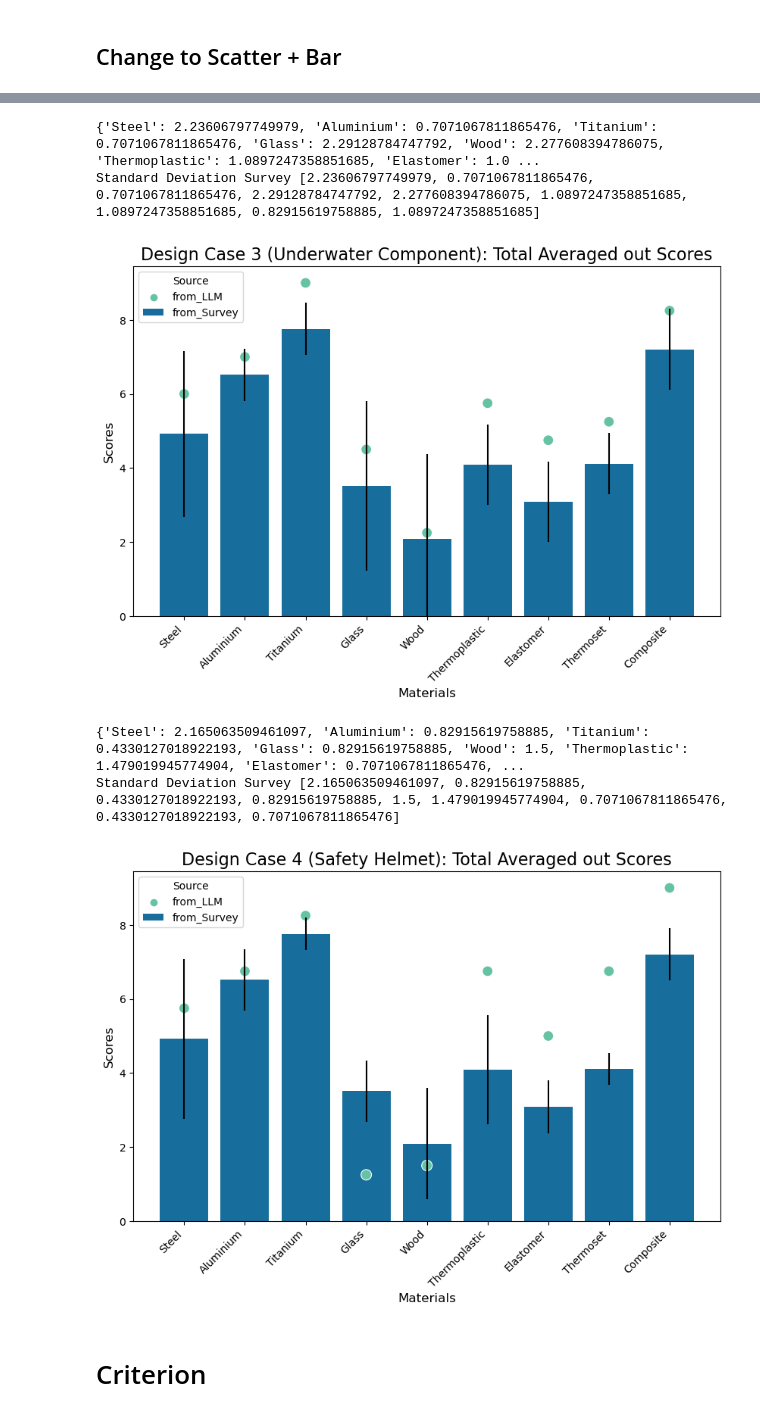
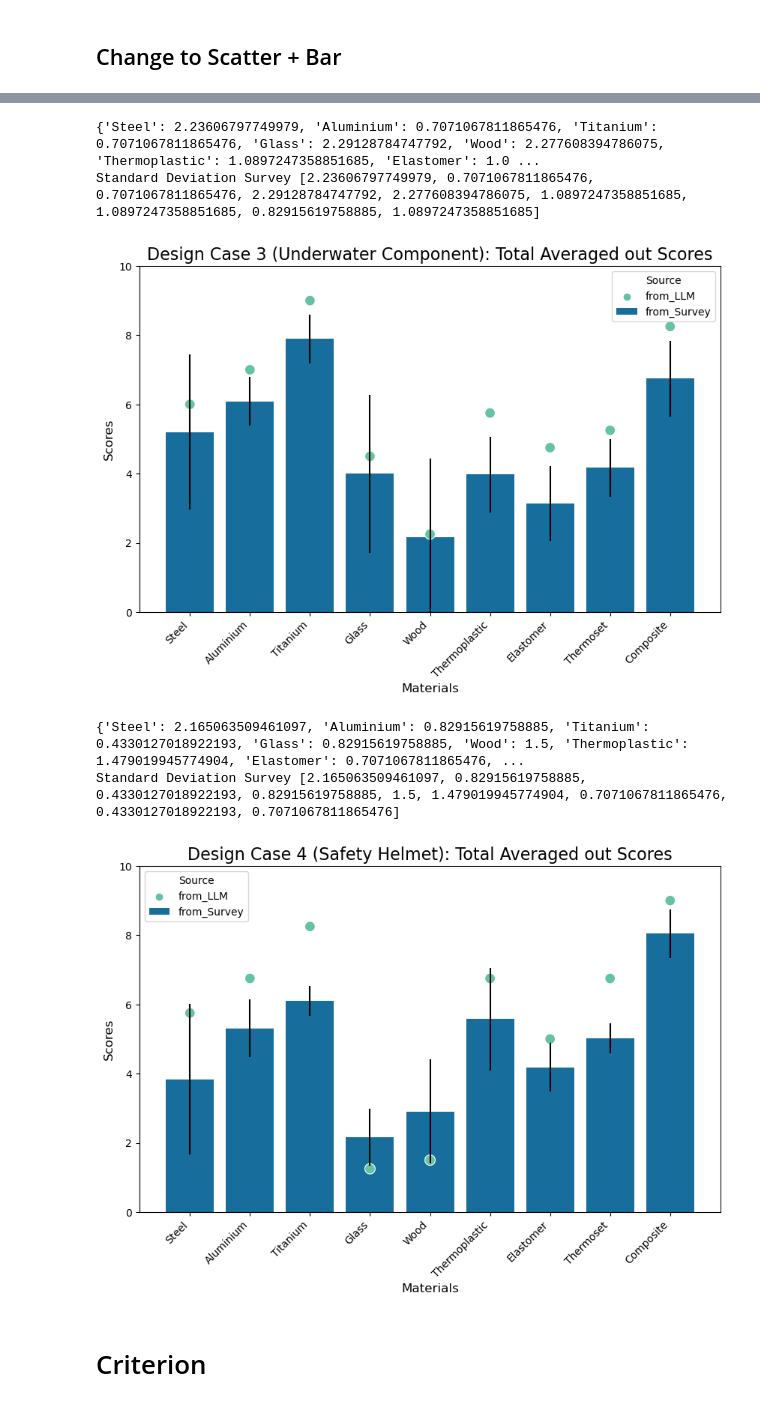
Before and after one commit to cmudrc/LLM-for-Material-Selection, a Jupyter notebook: Comparison Notebooks/SurveyLLM comparison.ipynb, the cells around one changed output, grey strips where cells are left out. Saved outputs shown, nothing was run; the diff lists cells and outputs as text; code cells hidden in the pictures.

```diff
--- a/Comparison Notebooks/SurveyLLM comparison.ipynb
+++ b/Comparison Notebooks/SurveyLLM comparison.ipynb
@@ -1214,7 +1214,7 @@ print(std_list_kitchen)
 # %% [output]
 [2.277608394786075, 0.7071067811865476, 0.82915619758885, 1.5, 2.0, 3.112474899497183, 2.449489742783178, 1.920286436967152, 0.8660254037844386]
 # %%
-survey_list = [mean_kitchen_steel, mean_kitchen_aluminium, mean_kitchen_titanium, mean_kitchen_glass, mean_kitchen_wood, mean_kitchen_thermoplastic, mean_kitchen_elastomer, mean_kitchen_thermoset, mean_kitchen_composite]
+survey_list_kitchen = [mean_kitchen_steel, mean_kitchen_aluminium, mean_kitchen_titanium, mean_kitchen_glass, mean_kitchen_wood, mean_kitchen_thermoplastic, mean_kitchen_elastomer, mean_kitchen_thermoset, mean_kitchen_composite]
 
 llm_list_kitchen =  [average_scores_kitchen['Steel'], average_scores_kitchen['Aluminium'], average_scores_kitchen['Titanium'], average_scores_kitchen['Glass'], average_scores_kitchen['Wood'], average_scores_kitchen['Thermoplastic'], average_scores_kitchen['Elastomer'], average_scores_kitchen['Thermoset'], average_scores_kitchen['Composite']]
 
@@ -1224,7 +1224,7 @@ sorted_llm_list_kitchen = sorted(llm_list_kitchen)
 
 data_kitchen = pd.DataFrame({
     'Materials': materials * 2,
-    'Scores': survey_list + llm_list_kitchen,
+    'Scores': survey_list_kitchen + llm_list_kitchen,
     'Source': ['from_Survey'] * len(materials) + ['from_LLM'] * len(materials),
     # 'Error': [std if source == 'from_Survey' else None for source, std in zip(['from_Survey'] * len(materials), std_list_kitchen)]
 })
@@ -1301,7 +1301,7 @@ for m in materials:
 
 print(std_list_spacecraft)
 
-survey_list = [mean_spacecraft_steel, mean_spacecraft_aluminium, mean_spacecraft_titanium, mean_spacecraft_glass, mean_spacecraft_wood, mean_spacecraft_thermoplastic, mean_spacecraft_elastomer, mean_spacecraft_thermoset, mean_spacecraft_composite]
+survey_list_spacecraft = [mean_spacecraft_steel, mean_spacecraft_aluminium, mean_spacecraft_titanium, mean_spacecraft_glass, mean_spacecraft_wood, mean_spacecraft_thermoplastic, mean_spacecraft_elastomer, mean_spacecraft_thermoset, mean_spacecraft_composite]
 
 llm_list_spacecraft =  [average_scores_spacecraft['Steel'], average_scores_spacecraft['Aluminium'], average_scores_spacecraft['Titanium'], average_scores_spacecraft['Glass'], average_scores_spacecraft['Wood'], average_scores_spacecraft['Thermoplastic'], average_scores_spacecraft['Elastomer'], average_scores_spacecraft['Thermoset'], average_scores_spacecraft['Composite']]
 
@@ -1311,7 +1311,7 @@ sorted_llm_list_spacecraft = sorted(llm_list_spacecraft)
 
 data_spacecraft = pd.DataFrame({
     'Materials': materials * 2,
-    'Scores': survey_list + llm_list_spacecraft,
+    'Scores': survey_list_spacecraft + llm_list_spacecraft,
     'Source': ['from_Survey'] * len(materials) + ['from_LLM'] * len(materials)
 })
 
@@ -1375,7 +1375,7 @@ for material, scores in material_list_underwater.items():
 
 print(average_scores_underwater)
 
-survey_list = [mean_underwater_steel, mean_underwater_aluminium, mean_underwater_titanium, mean_underwater_glass, mean_underwater_wood, mean_underwater_thermoplastic, mean_underwater_elastomer, mean_underwater_thermoset, mean_underwater_composite]
+survey_list_underwater = [mean_underwater_steel, mean_underwater_aluminium, mean_underwater_titanium, mean_underwater_glass, mean_underwater_wood, mean_underwater_thermoplastic, mean_underwater_elastomer, mean_underwater_thermoset, mean_underwater_composite]
 
 llm_list_underwater =  [average_scores_underwater['Steel'], average_scores_underwater['Aluminium'], average_scores_underwater['Titanium'], average_scores_underwater['Glass'], average_scores_underwater['Wood'], average_scores_underwater['Thermoplastic'], average_scores_underwater['Elastomer'], average_scores_underwater['Thermoset'], average_scores_underwater['Composite']]
 
@@ -1385,7 +1385,7 @@ sorted_llm_list_underwater = sorted(llm_list_underwater)
 
 data_underwater = pd.DataFrame({
     'Materials': materials * 2,
-    'Scores': survey_list + llm_list_underwater,
+    'Scores': survey_list_underwater + llm_list_underwater,
     'Source': ['from_Survey'] * len(materials) + ['from_LLM'] * len(materials)
 })
 
@@ -1443,7 +1443,7 @@ for material, scores in material_list_safety_helmet.items():
 
 print(average_scores_safety_helmet)
 
-survey_list = [mean_helmet_steel, mean_helmet_aluminium, mean_helmet_titanium, mean_helmet_glass, mean_helmet_wood, mean_helmet_thermoplastic, mean_helmet_elastomer, mean_helmet_thermoset, mean_helmet_composite]
+survey_list_safety_helmet = [mean_helmet_steel, mean_helmet_aluminium, mean_helmet_titanium, mean_helmet_glass, mean_helmet_wood, mean_helmet_thermoplastic, mean_helmet_elastomer, mean_helmet_thermoset, mean_helmet_composite]
 
 llm_list_safety_helmet =  [average_scores_safety_helmet['Steel'], average_scores_safety_helmet['Aluminium'], average_scores_safety_helmet['Titanium'], average_scores_safety_helmet['Glass'], average_scores_safety_helmet['Wood'], average_scores_safety_helmet['Thermoplastic'], average_scores_safety_helmet['Elastomer'], average_scores_safety_helmet['Thermoset'], average_scores_safety_helmet['Composite']]
 
@@ -1453,7 +1453,7 @@ sorted_llm_list_safety_helmet = sorted(llm_list_safety_helmet)
 
 data_safety_helmet = pd.DataFrame({
     'Materials': materials * 2,
-    'Scores': survey_list + llm_list_safety_helmet,
+    'Scores': survey_list_safety_helmet + llm_list_safety_helmet,
     'Source': ['from_Survey'] * len(materials) + ['from_LLM'] * len(materials)
 })
 
@@ -2016,7 +2019,7 @@ print("Standard Deviation Survey",std_list_underwater)
 
 data_underwater = pd.DataFrame({
     'Materials': materials * 2,
-    'Scores': survey_list + llm_list_underwater,
+    'Scores': survey_list_underwater + llm_list_underwater,
     'Source': ['from_Survey'] * len(materials) + ['from_LLM'] * len(materials)
 })
 
@@ -2031,6 +2034,7 @@ sns.scatterplot(x='Materials', y='Scores', hue='Source', data=data_underwater[le
 
 plt.xlabel('Materials', fontsize=12)
 plt.ylabel('Scores', fontsize=12)
+plt.ylim(0,10)
 plt.title('Design Case 3 (Underwater Component): Total Averaged out Scores', fontsize=16)
 plt.xticks(rotation=45, ha='right')
 plt.legend(title='Source')
@@ -2039,7 +2043,7 @@ plt.show()
 # %% [output]
 {'Steel': 2.23606797749979, 'Aluminium': 0.7071067811865476, 'Titanium': 0.7071067811865476, 'Glass': 2.29128784747792, 'Wood': 2.277608394786075, 'Thermoplastic': 1.0897247358851685, 'Elastomer': 1.0 ...
 Standard Deviation Survey [2.23606797749979, 0.7071067811865476, 0.7071067811865476, 2.29128784747792, 2.277608394786075, 1.0897247358851685, 1.0897247358851685, 0.82915619758885, 1.0897247358851685]
-[figure, old version]
+[figure, new version]
 # %%
 std_scores_safety_helmet = {}
 
@@ -2053,35 +2057,36 @@ std_list_safety_helmet = []
 for m in materials:
     std_list_safety_helmet.append(std_scores_safety_helmet[m])
     # std_list_spacecraft.append(0)
 
 print("Standard Deviation Survey",std_list_safety_helmet)
 
 data_safety_helmet = pd.DataFrame({
     'Materials': materials * 2,
-    'Scores': survey_list + llm_list_safety_helmet,
+    'Scores': survey_list_safety_helmet + llm_list_safety_helmet,
     'Source': ['from_Survey'] * len(materials) + ['from_LLM'] * len(materials)
 })
 
 plt.figure(figsize=(10, 6))
 color_palette = sns.color_palette("colorblind")
 
 # Plot the bar chart with the colorblind-friendly palette
 sns.barplot(x='Materials', y='Scores', hue='Source', data=data_safety_helmet[:len(materials)], palette=color_palette, yerr=std_list_safety_helmet[:len(materials)])
 
 # Plot the scatter plot with the colorblind-friendly palette
 sns.scatterplot(x='Materials', y='Scores', hue='Source', data=data_safety_helmet[len(materials):], palette="Set2", s=100)
 
 plt.xlabel('Materials', fontsize=12)
 plt.ylabel('Scores', fontsize=12)
+plt.ylim(0,10)
 plt.title('Design Case 4 (Safety Helmet): Total Averaged out Scores', fontsize=16)
 plt.xticks(rotation=45, ha='right')
 plt.legend(title='Source')
 plt.show()
 # sns.scatterplot(x='Materials', y='Scores', hue='Source', data=data_spacecraft[len(materials):], palette="r", s=100)
 # %% [output]
 {'Steel': 2.165063509461097, 'Aluminium': 0.82915619758885, 'Titanium': 0.4330127018922193, 'Glass': 0.82915619758885, 'Wood': 1.5, 'Thermoplastic': 1.479019945774904, 'Elastomer': 0.7071067811865476, ...
 Standard Deviation Survey [2.165063509461097, 0.82915619758885, 0.4330127018922193, 0.82915619758885, 1.5, 1.479019945774904, 0.7071067811865476, 0.4330127018922193, 0.7071067811865476]
-[figure, old version]
+[figure, new version]
 # %% [markdown]
 # Criterion
 # %%
```
Also changed, not shown: parts of 35 cells of this notebook, 1 other file.
